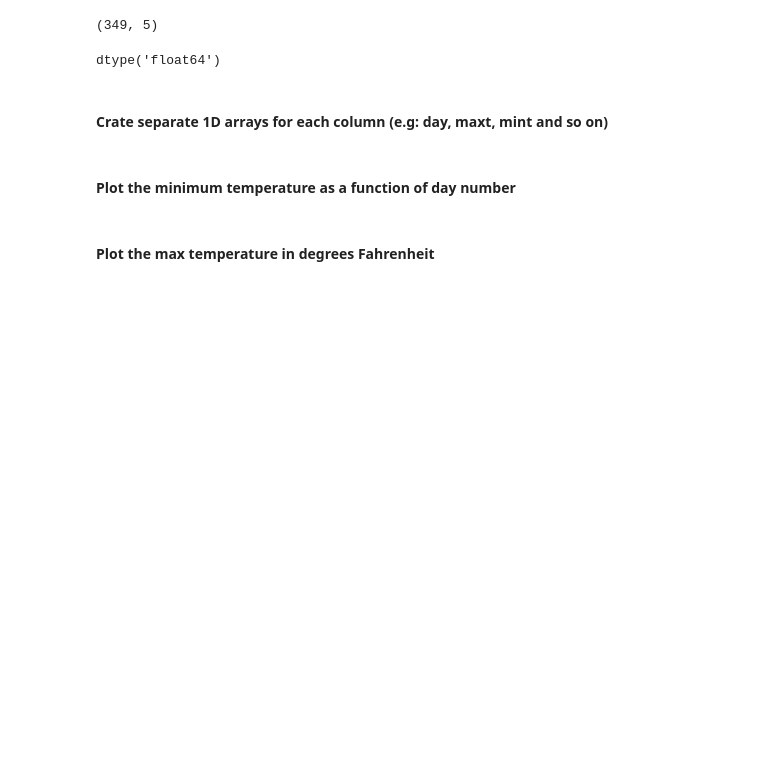
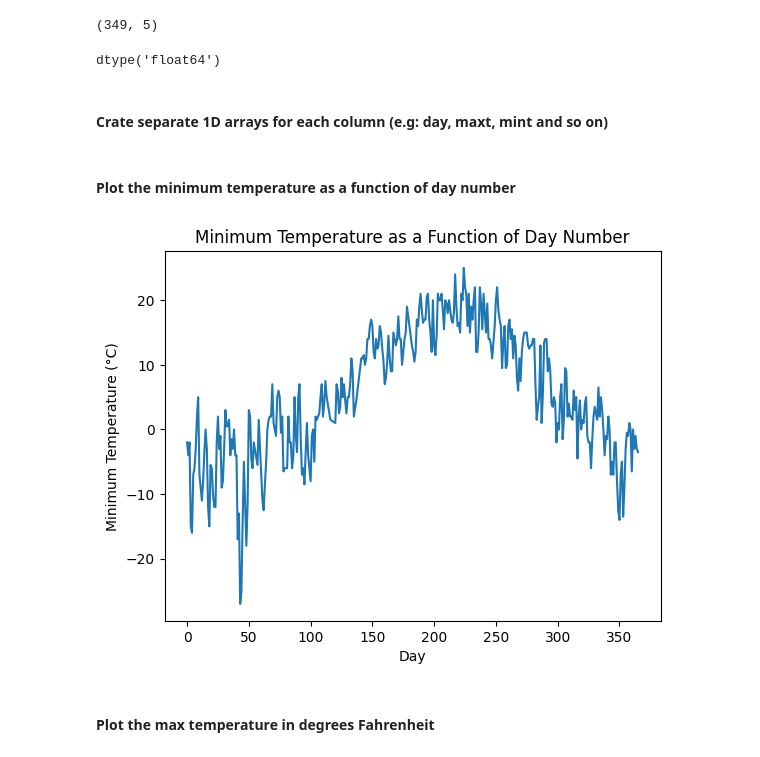
Before and after one commit to 91MLP/COMP3122, a Jupyter notebook: Lab_Week3_Numpy/lab3_Exercise.ipynb, the cells around one changed output. Saved outputs shown, nothing was run; the diff lists cells and outputs as text; code cells hidden in the pictures; blank space fills up the shorter version.

```diff
--- a/Lab_Week3_Numpy/lab3_Exercise.ipynb
+++ b/Lab_Week3_Numpy/lab3_Exercise.ipynb
@@ -306,8 +308,20 @@ dtype('float64')
 # %%
 # your code here
 # column name in csv file: Day,Max Temp (°C),Min Temp (°C),Mean Temp (°C),Total Precip (mm)
-# day = weather[???]
+day = weather[:, 0]
+maxt = weather[:, 1]
+mint = weather[:, 2]
+meant = weather[:, 3]
+precip = weather[:, 4]
 # %% [markdown]
 #### Plot the minimum temperature as a function of day number
+# %%
+plt.plot(day, mint)
+plt.xlabel("Day")
+plt.ylabel("Minimum Temperature (°C)")
+plt.title("Minimum Temperature as a Function of Day Number")
+plt.show()
+# %% [output]
+[figure, added]
 # %% [markdown]
 #### Plot the max temperature in degrees Fahrenheit
```
Also changed, not shown: parts of 10 cells of this notebook.
